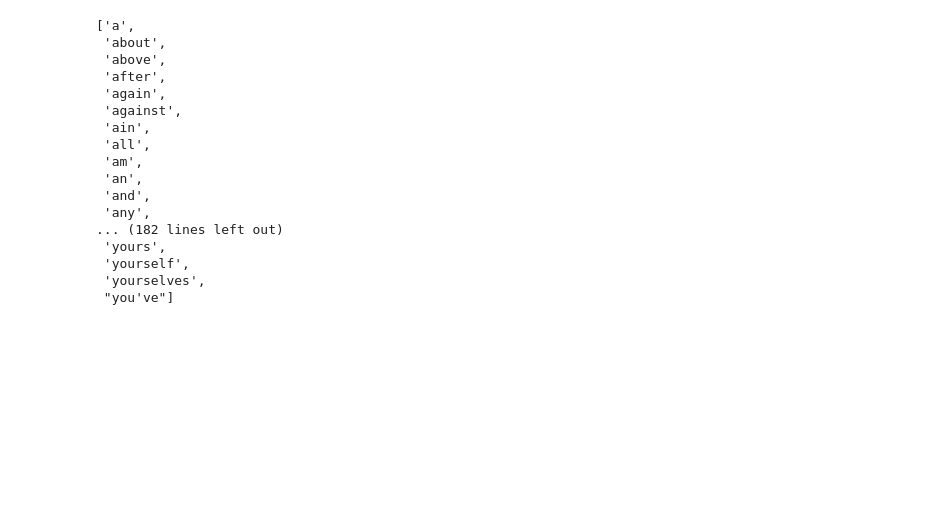
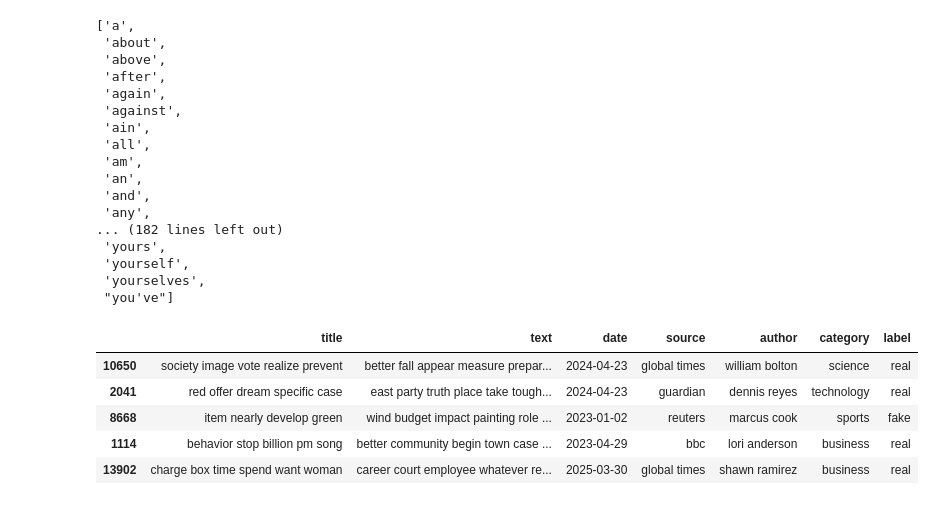
Before and after one commit to savindumahasen/FakeNewsDetectionSystem, a Jupyter notebook: NewsClassification.ipynb, the cells around one changed output. Saved outputs shown, nothing was run; the diff lists cells and outputs as text; code cells hidden in the pictures; blank space fills up the shorter version.

Commit message:
Remove the stop words from text

```diff
--- a/NewsClassification.ipynb
+++ b/NewsClassification.ipynb
@@ -1212,0 +1215,17 @@ sw
+# %%
+test_set['source']=test_set['source'].apply(lambda x:" ".join(x for x in x.split() if x not in sw_test))
+# %%
+test_set['author']=test_set['author'].apply(lambda x:" ".join(x for x in x.split() if x not in sw_test))
+# %%
+test_set['text']=test_set['text'].apply(lambda x:" ".join(x for x in x.split() if x not in sw_test))
+# %%
+test_set['category']=test_set['category'].apply(lambda x:" ".join(x for x in x.split() if x not in sw_test))
+# %%
+test_set.head()
+# %% [output]
+|  | title | text | date | source | author | category | label |
+| 10650 | society image vote realize prevent | better fall appear measure prepar... | 2024-04-23 | global times | william bolton | science | real |
+| 2041 | red offer dream specific case | east party truth place take tough... | 2024-04-23 | guardian | dennis reyes | technology | real |
+| 8668 | item nearly develop green | wind budget impact painting role ... | 2023-01-02 | reuters | marcus cook | sports | fake |
+| 1114 | behavior stop billion pm song | better community begin town case ... | 2023-04-29 | bbc | lori anderson | business | real |
+| 13902 | charge box time spend want woman | career court employee whatever re... | 2025-03-30 | global times | shawn ramirez | business | real |
```
Also changed, not shown: parts of 2 cells of this notebook.
